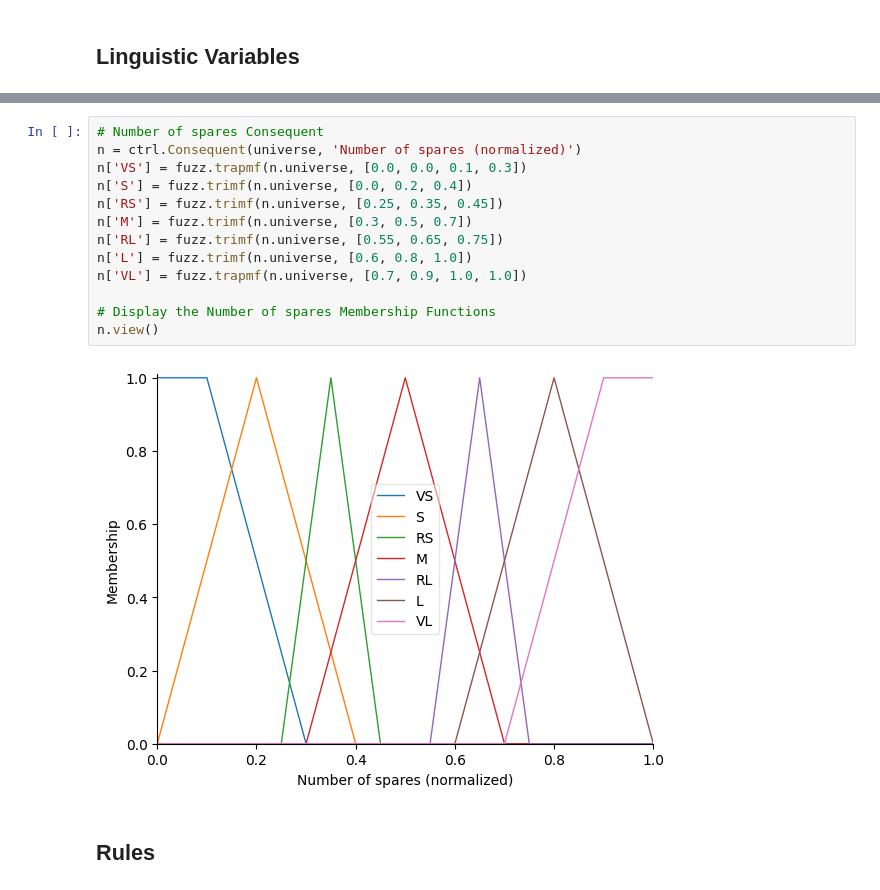
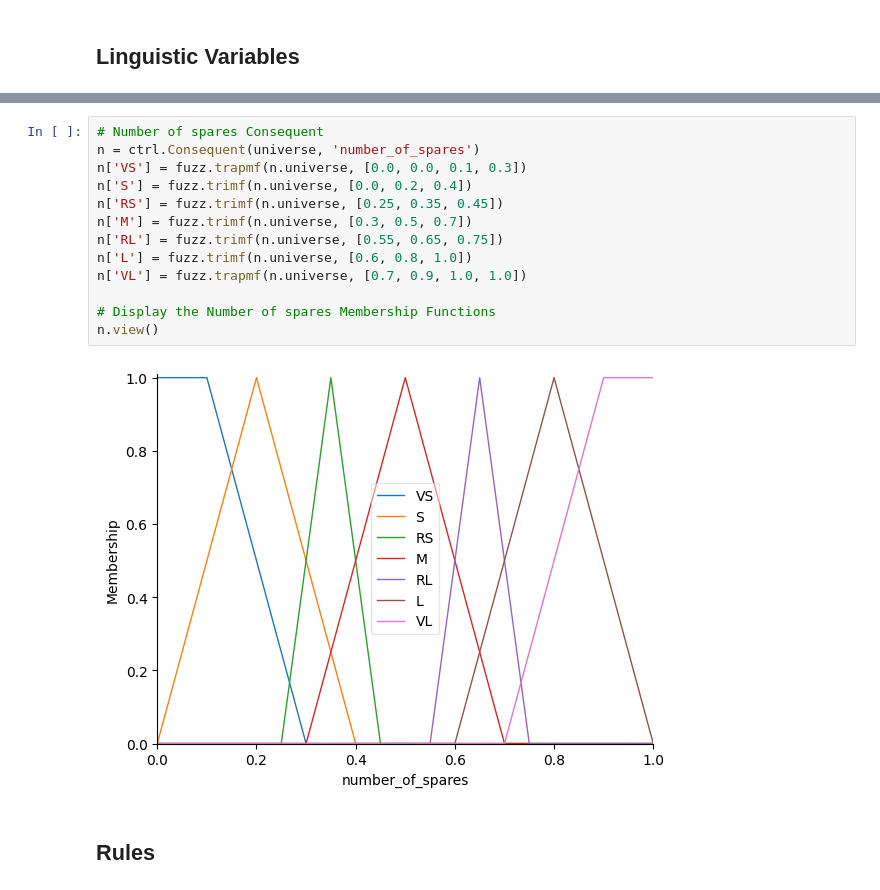
Before and after one commit to brian-vdb/intelligent-systems, a Jupyter notebook: fuzzy-logics.ipynb, the cells around one changed output, grey strips where cells are left out. Saved outputs shown, nothing was run; the diff lists cells and outputs as text.

```diff
--- a/fuzzy-logics.ipynb
+++ b/fuzzy-logics.ipynb
@@ -66,18 +66,18 @@ p.view()
 # %%
 # Number of spares Consequent
-n = ctrl.Consequent(universe, 'Number of spares (normalized)')
+n = ctrl.Consequent(universe, 'number_of_spares')
 n['VS'] = fuzz.trapmf(n.universe, [0.0, 0.0, 0.1, 0.3])
 n['S'] = fuzz.trimf(n.universe, [0.0, 0.2, 0.4])
 n['RS'] = fuzz.trimf(n.universe, [0.25, 0.35, 0.45])
 n['M'] = fuzz.trimf(n.universe, [0.3, 0.5, 0.7])
 n['RL'] = fuzz.trimf(n.universe, [0.55, 0.65, 0.75])
 n['L'] = fuzz.trimf(n.universe, [0.6, 0.8, 1.0])
 n['VL'] = fuzz.trapmf(n.universe, [0.7, 0.9, 1.0, 1.0])
 
 # Display the Number of spares Membership Functions
 n.view()
 # %% [output]
-[figure, old version]
+[figure, new version]
 # %% [markdown]
 ## Rules
 # %%
```
Also changed, not shown: parts of 5 cells of this notebook.
